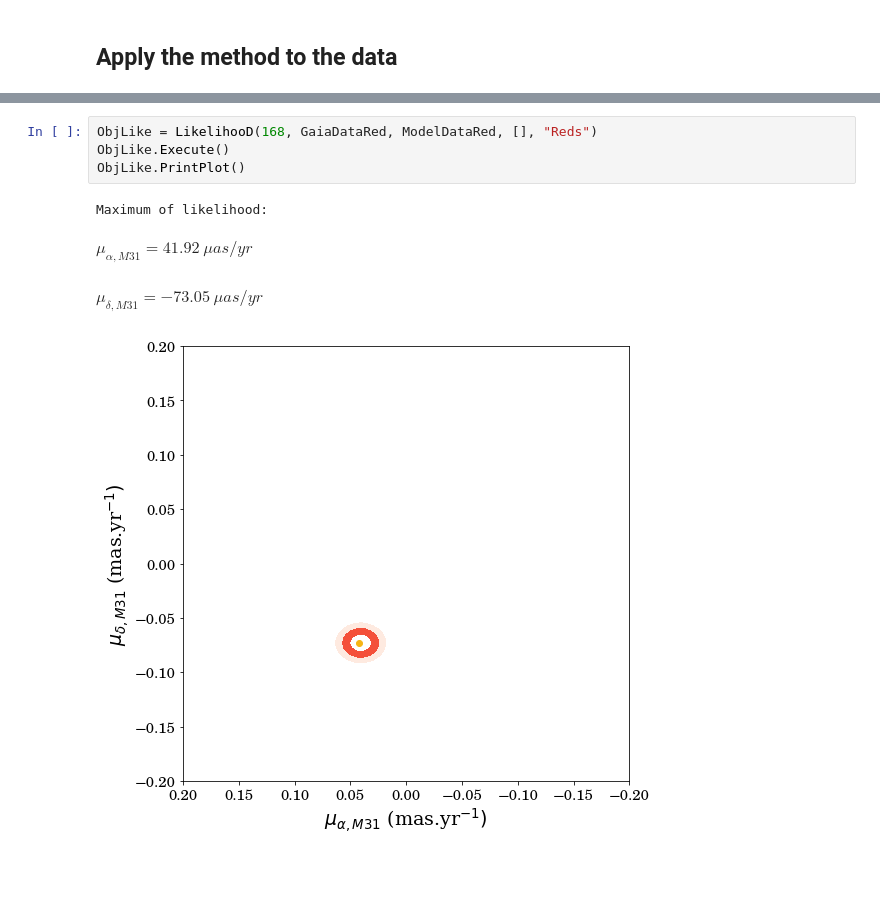
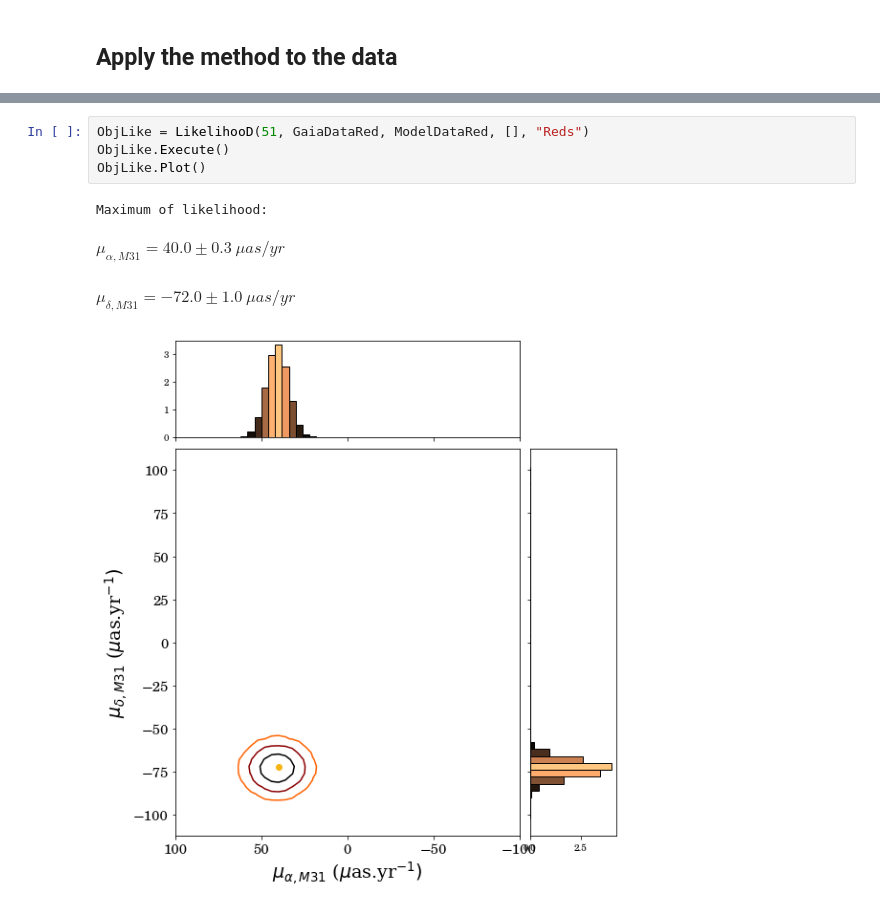
Before and after one commit to SamuelLimbo/AndromedaProperMotion, a Jupyter notebook: TransverseVelocity.ipynb, the cells around one changed output, grey strips where cells are left out. Cells and saved outputs as stored; diff of their text form; blank space fills up the shorter version.

```diff
--- a/TransverseVelocity.ipynb
+++ b/TransverseVelocity.ipynb
@@ -482,9 +775,9 @@ $\displaystyle \mu_{\delta, M31} = -27.54\ \mu as/yr$
 # %%
-ObjLike = LikelihooD(168, GaiaDataRed, ModelDataRed, [], "Reds")
+ObjLike = LikelihooD(51, GaiaDataRed, ModelDataRed, [], "Reds")
 ObjLike.Execute()
-ObjLike.PrintPlot()
+ObjLike.Plot()
 # %% [output]
 Maximum of likelihood:
-$\displaystyle \mu_{\alpha, M31} = 41.92\ \mu as/yr$
+$\displaystyle \mu_{\alpha, M31} = 40.0\pm0.3\ \mu as/yr$
-$\displaystyle \mu_{\delta, M31} = -73.05\ \mu as/yr$
+$\displaystyle \mu_{\delta, M31} = -72.0\pm1.0\ \mu as/yr$
-[figure, old version]
+[figure, new version]
```
Also changed, not shown: parts of 9 cells of this notebook, 1 other file.
